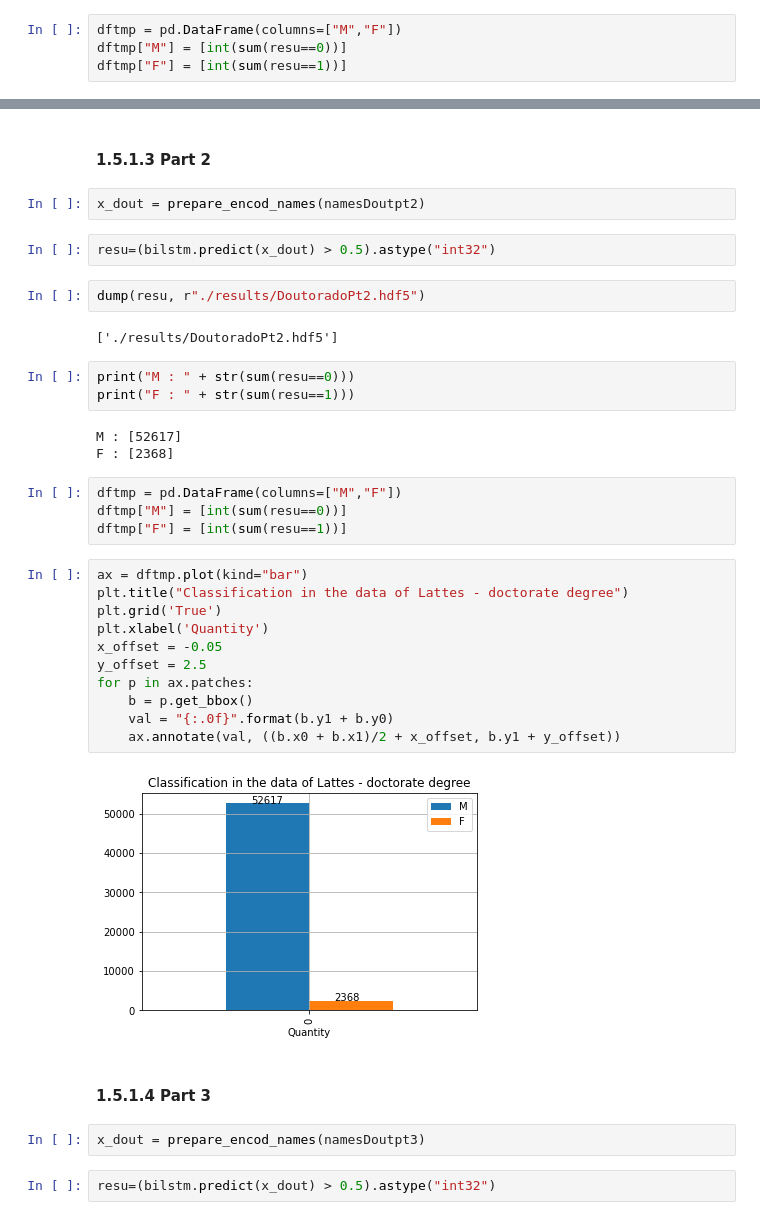
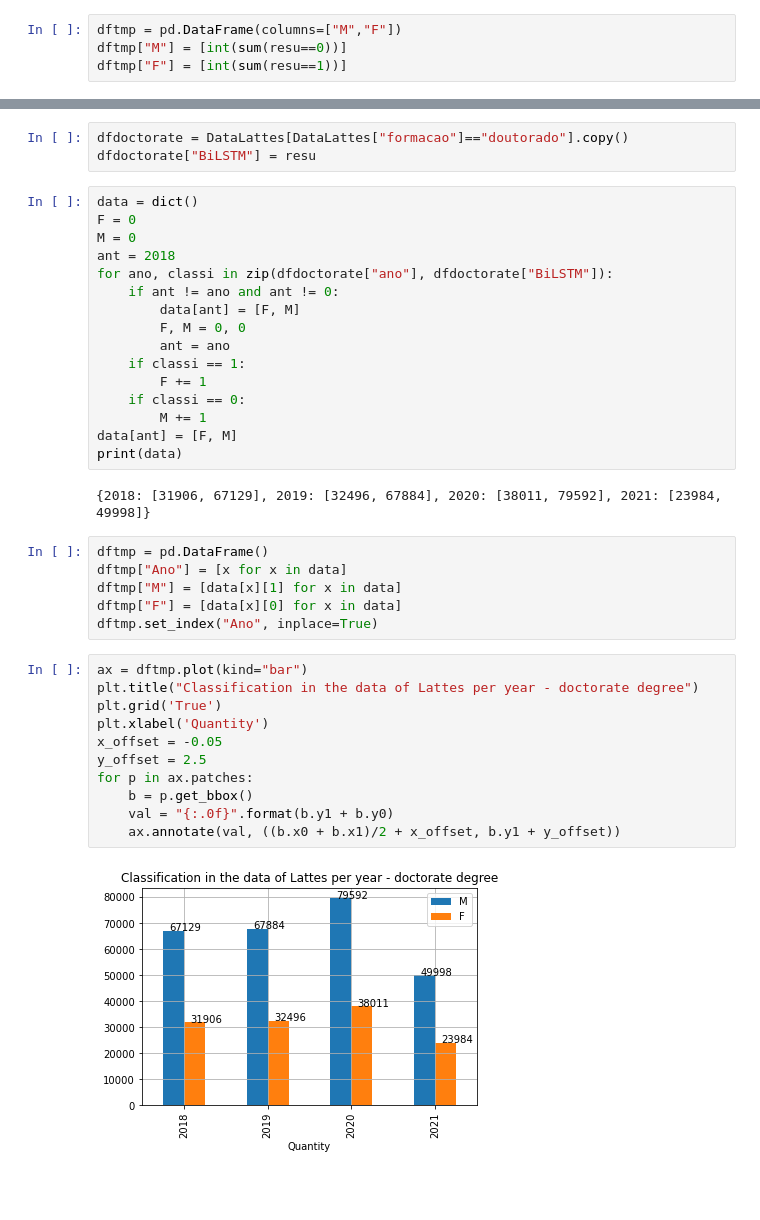
Before and after one commit to TheGabrielSN/gender-classification-scientific-productivity, a Jupyter notebook: notebooks/BiLSTM_Classify_Lattes.ipynb, the cells around one changed output, grey strips where cells are left out. Cells and saved outputs as stored; diff of their text form; blank space fills up the shorter version.

Commit message:
Classify

```diff
--- a/notebooks/BiLSTM_Classify_Lattes.ipynb
+++ b/notebooks/BiLSTM_Classify_Lattes.ipynb
@@ -199,39 +302,40 @@ for p in ax.patches:
-# %% [markdown]
-#### 1.5.1.3 Part 2
-# %%
-x_dout = prepare_encod_names(namesDoutpt2)
-# %%
-resu=(bilstm.predict(x_dout) > 0.5).astype("int32")
-# %%
-dump(resu, r"./results/DoutoradoPt2.hdf5")
-# %% [output]
-['./results/DoutoradoPt2.hdf5']
-# %%
-print("M : " + str(sum(resu==0)))
-print("F : " + str(sum(resu==1)))
-# %% [output]
-M : [52617]
-F : [2368]
-# %%
-dftmp = pd.DataFrame(columns=["M","F"])
-dftmp["M"] = [int(sum(resu==0))]
-dftmp["F"] = [int(sum(resu==1))]
+# %%
+dfdoctorate = DataLattes[DataLattes["formacao"]=="doutorado"].copy()
+dfdoctorate["BiLSTM"] = resu
+# %%
+data = dict()
+F = 0
+M = 0
+ant = 2018
+for ano, classi in zip(dfdoctorate["ano"], dfdoctorate["BiLSTM"]):
+    if ant != ano and ant != 0:
+        data[ant] = [F, M]
+        F, M = 0, 0
+        ant = ano
+    if classi == 1:
+        F += 1
+    if classi == 0:
+        M += 1
+data[ant] = [F, M]
+print(data)
+# %% [output]
+{2018: [31906, 67129], 2019: [32496, 67884], 2020: [38011, 79592], 2021: [23984, 49998]}
+# %%
+dftmp = pd.DataFrame()
+dftmp["Ano"] = [x for x in data]
+dftmp["M"] = [data[x][1] for x in data]
+dftmp["F"] = [data[x][0] for x in data]
+dftmp.set_index("Ano", inplace=True)
 # %%
 ax = dftmp.plot(kind="bar")
-plt.title("Classification in the data of Lattes - doctorate degree")
+plt.title("Classification in the data of Lattes per year - doctorate degree")
 plt.grid('True')
 plt.xlabel('Quantity')
 x_offset = -0.05
 y_offset = 2.5
 for p in ax.patches:
     b = p.get_bbox()
     val = "{:.0f}".format(b.y1 + b.y0)
     ax.annotate(val, ((b.x0 + b.x1)/2 + x_offset, b.y1 + y_offset))
 # %% [output]
-[figure, old version]
+[figure, new version]
-# %% [markdown]
-#### 1.5.1.4 Part 3
-# %%
-x_dout = prepare_encod_names(namesDoutpt3)
-# %%
-resu=(bilstm.predict(x_dout) > 0.5).astype("int32")
```
Also changed, not shown: parts of 51 cells of this notebook, 7 other files.
